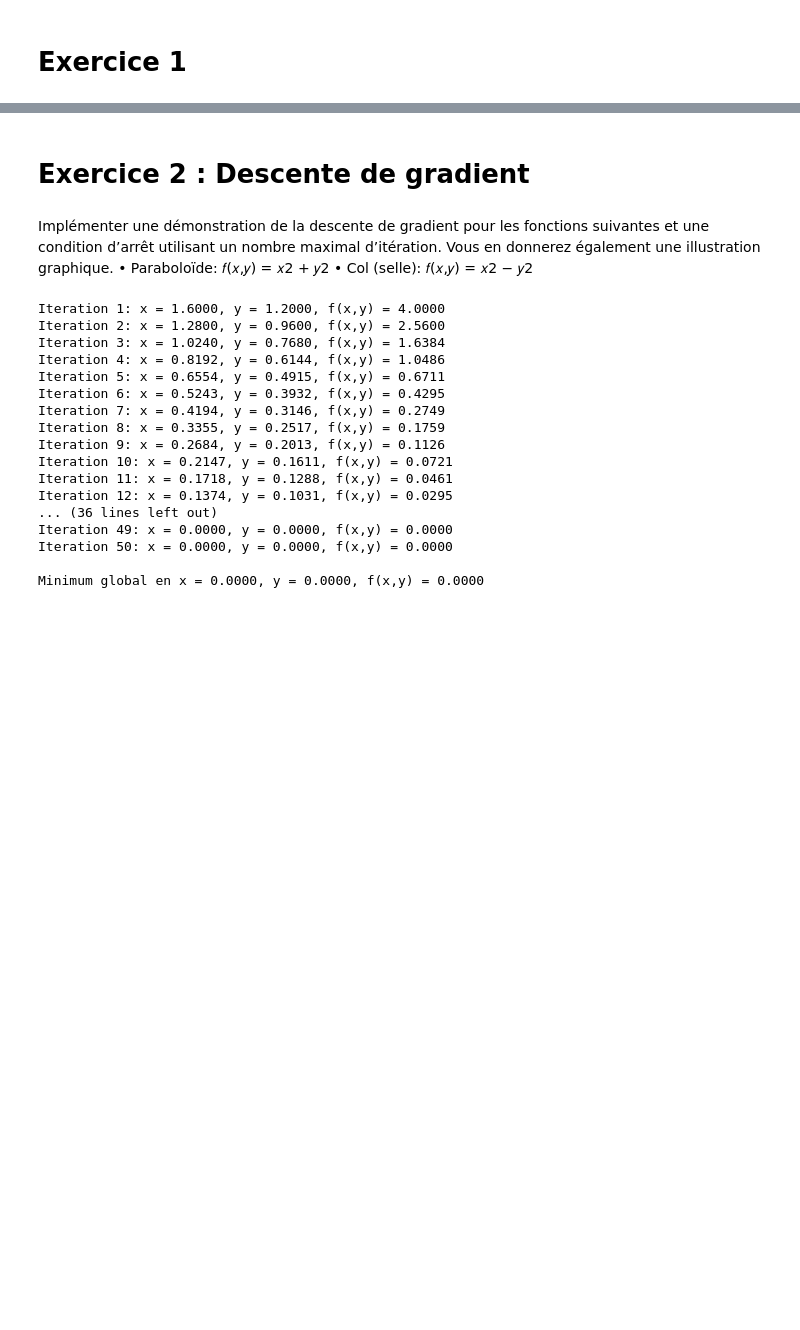
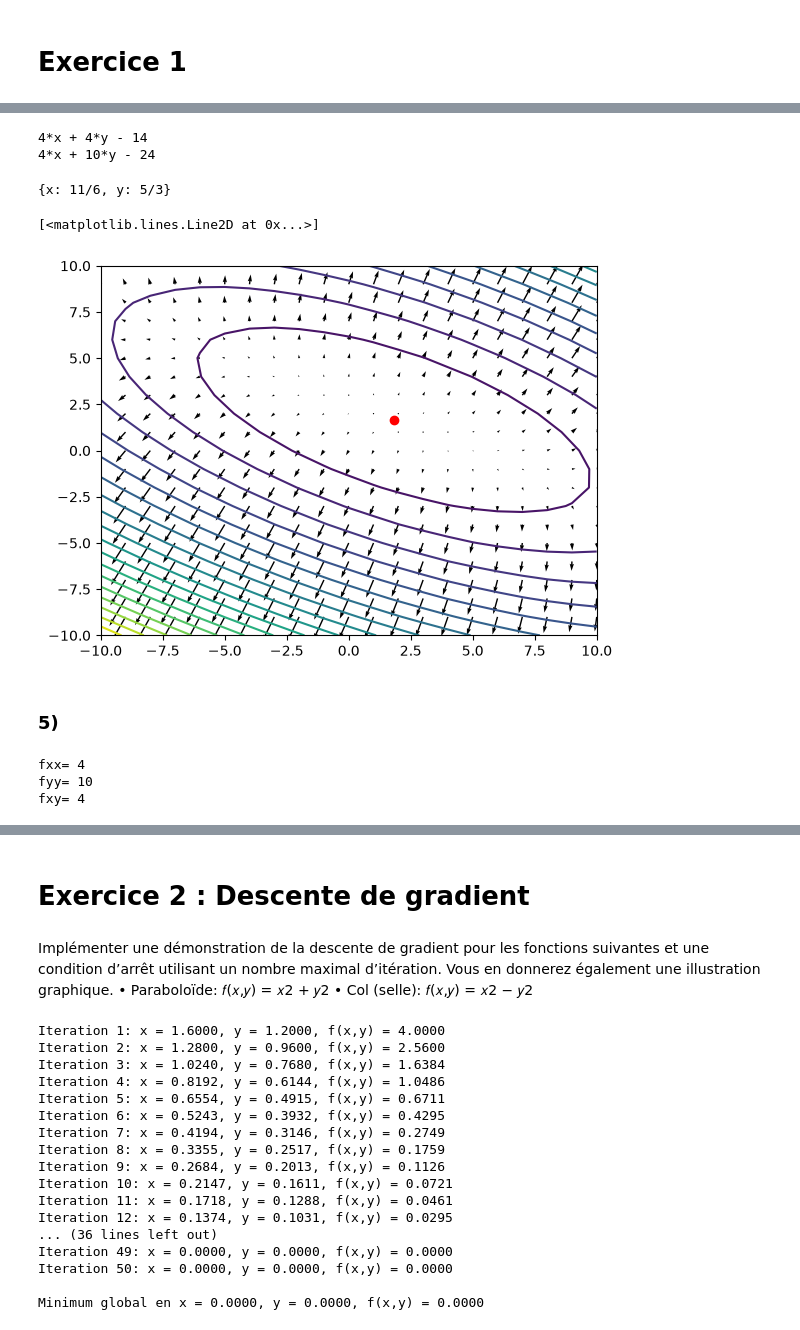
Before and after one commit to louiselgrd3/DM_Pezard, a Jupyter notebook: script/main notebook.ipynb, the cells around one changed output, grey strips where cells are left out. Cells and saved outputs as stored; diff of their text form; code cells hidden in the pictures; blank space fills up the shorter version.

```diff
--- a/script/main notebook.ipynb
+++ b/script/main notebook.ipynb
@@ -2,0 +80,42 @@
+# %%
+x,y = sp.symbols('x y', real=True)
+
+f_symbols = (x-1)**2 + (y)**2 + (6-x-2*y)**2
+
+df_dx = sp.diff(f_symbols,x)
+df_dy = sp.diff(f_symbols,y)
+
+print (df_dx)
+print (df_dy)
+# %% [output]
+4*x + 4*y - 14
+4*x + 10*y - 24
+# %%
+devpart0 = sp.solve([sp.Eq(df_dx, 0), sp.Eq(df_dy, 0)], (x, y))
+print(devpart0)
+# %% [output]
+{x: 11/6, y: 5/3}
+# %%
+plt.contour(X, Y, f, 20)
+df_dX = 4*X + 4*Y - 14
+df_dY = 4*X + 10*Y - 24
+plt.quiver(X,Y, df_dX, df_dY)
+xpc = 11/6
+ypc = 5/3
+plt.plot(xpc, ypc, 'ro')
+# %% [output]
+[<matplotlib.lines.Line2D at 0x...>]
+[figure, added]
+# %% [markdown]
+### 5)
+# %%
+dff_dx = sp.diff(df_dx,x)
+dff_dy = sp.diff(df_dy,y)
+dff_dxy = sp.diff(df_dx,y)
+print("fxx=", dff_dx)
+print("fyy=", dff_dy)
+print("fxy=", dff_dxy)
+# %% [output]
+fxx= 4
+fyy= 10
+fxy= 4
```
Also changed, not shown: parts of 46 cells of this notebook.
